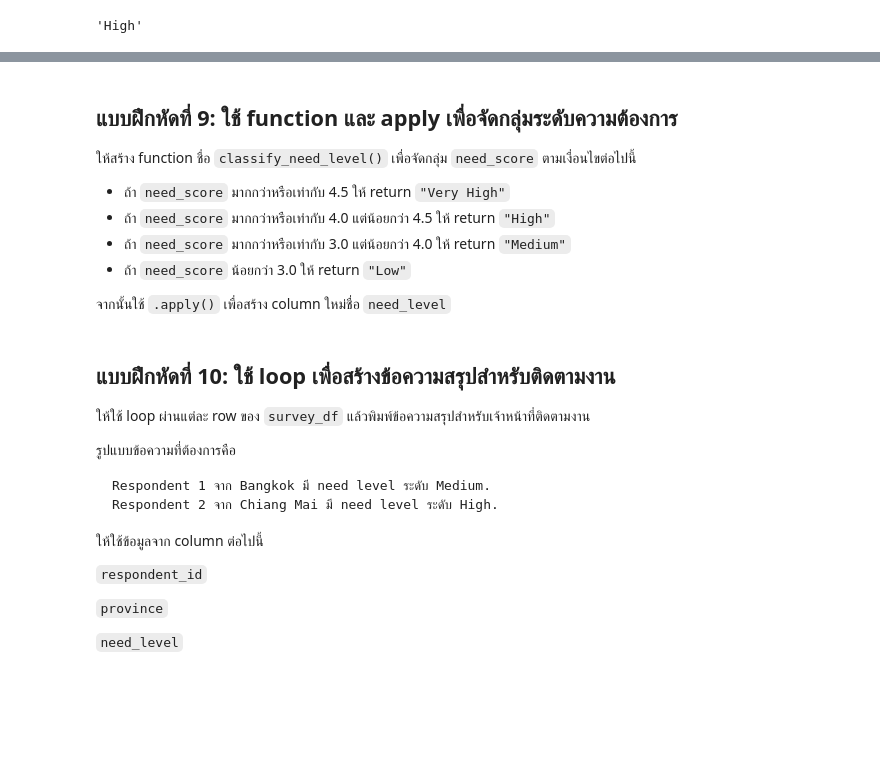
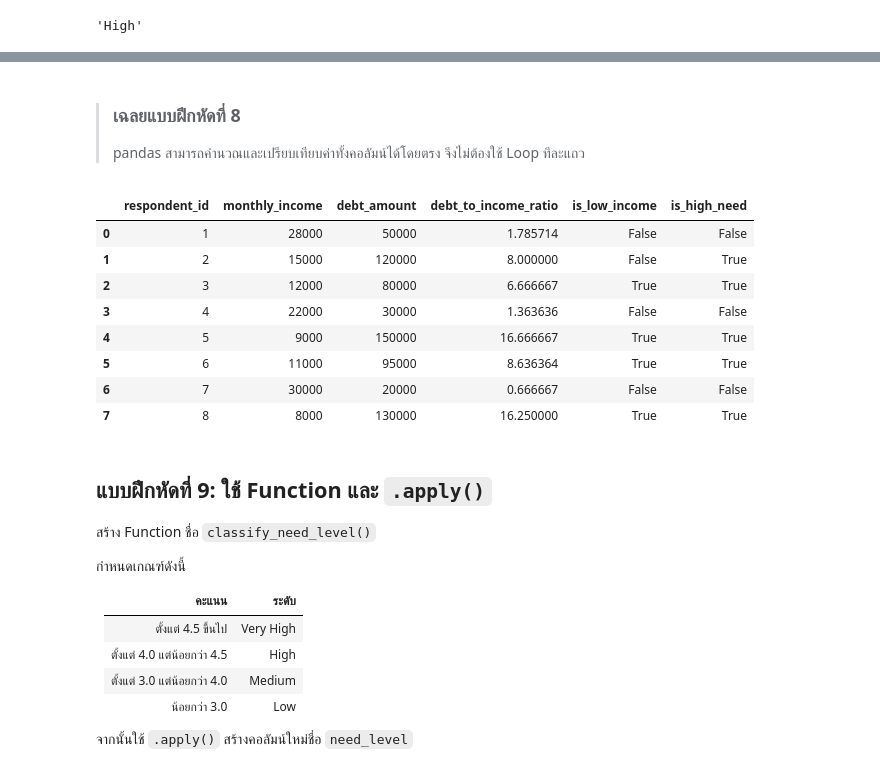
Before and after one commit to vivatbdi/MSDHS_OJT, a Jupyter notebook: py-jupyter_docker/course/day3/07_pandas_series&dataframe.ipynb, the cells around one changed output, grey strips where cells are left out. Saved outputs shown, nothing was run; the diff lists cells and outputs as text; code cells hidden in the pictures; blank space fills up the shorter version.

````diff
--- a/py-jupyter_docker/course/day3/07_pandas_series&dataframe.ipynb
+++ b/py-jupyter_docker/course/day3/07_pandas_series&dataframe.ipynb
@@ -876,32 +1694,58 @@ debt_amount / monthly_income
 # %%
 # เขียนคำตอบของคุณใน Cell นี้
+# %% [markdown]
+> ### เฉลยแบบฝึกหัดที่ 8
+>
+> pandas สามารถคำนวณและเปรียบเทียบค่าทั้งคอลัมน์ได้โดยตรง จึงไม่ต้องใช้ Loop ทีละแถว
+# %%
+survey_df["debt_to_income_ratio"] = (
+    survey_df["debt_amount"]
+    / survey_df["monthly_income"]
+)
+
+survey_df["is_low_income"] = (
+    survey_df["monthly_income"] < 15000
+)
+
+survey_df["is_high_need"] = (
+    survey_df["need_score"] >= 4.0
+)
+
+survey_df.loc[
+    :,
+    [
+        "respondent_id",
+        "monthly_income",
+        "debt_amount",
+        "debt_to_income_ratio",
+        "is_low_income",
+        "is_high_need",
+    ],
+]
+# %% [output]
+|  | respondent_id | monthly_income | debt_amount | debt_to_income_ratio | is_low_income | is_high_need |
+| 0 | 1 | 28000 | 50000 | 1.785714 | False | False |
+| 1 | 2 | 15000 | 120000 | 8.000000 | False | True |
+| 2 | 3 | 12000 | 80000 | 6.666667 | True | True |
+| 3 | 4 | 22000 | 30000 | 1.363636 | False | False |
+| 4 | 5 | 9000 | 150000 | 16.666667 | True | True |
+| 5 | 6 | 11000 | 95000 | 8.636364 | True | True |
+| 6 | 7 | 30000 | 20000 | 0.666667 | False | False |
+| 7 | 8 | 8000 | 130000 | 16.250000 | True | True |
 # %% [markdown]
-## แบบฝึกหัดที่ 9: ใช้ function และ apply เพื่อจัดกลุ่มระดับความต้องการ
-ให้สร้าง function ชื่อ `classify_need_level()` เพื่อจัดกลุ่ม `need_score` ตามเงื่อนไขต่อไปนี้
-- ถ้า `need_score` มากกว่าหรือเท่ากับ 4.5 ให้ return `"Very High"`
-- ถ้า `need_score` มากกว่าหรือเท่ากับ 4.0 แต่น้อยกว่า 4.5 ให้ return `"High"`
-- ถ้า `need_score` มากกว่าหรือเท่ากับ 3.0 แต่น้อยกว่า 4.0 ให้ return `"Medium"`
-- ถ้า `need_score` น้อยกว่า 3.0 ให้ return `"Low"`
+## แบบฝึกหัดที่ 9: ใช้ Function และ `.apply()`
 
-จากนั้นใช้ `.apply()` เพื่อสร้าง column ใหม่ชื่อ `need_level`
+สร้าง Function ชื่อ `classify_need_level()`
+
+กำหนดเกณฑ์ดังนี้
+
+| คะแนน | ระดับ |
+|---:|---|
+| ตั้งแต่ 4.5 ขึ้นไป | Very High |
+| ตั้งแต่ 4.0 แต่น้อยกว่า 4.5 | High |
+| ตั้งแต่ 3.0 แต่น้อยกว่า 4.0 | Medium |
+| น้อยกว่า 3.0 | Low |
+
+จากนั้นใช้ `.apply()` สร้างคอลัมน์ใหม่ชื่อ `need_level`
 # %%
 # เขียนคำตอบของคุณใน Cell นี้
-# %% [markdown]
-## แบบฝึกหัดที่ 10: ใช้ loop เพื่อสร้างข้อความสรุปสำหรับติดตามงาน
-
-ให้ใช้ loop ผ่านแต่ละ row ของ `survey_df` แล้วพิมพ์ข้อความสรุปสำหรับเจ้าหน้าที่ติดตามงาน
-
-รูปแบบข้อความที่ต้องการคือ
-
-```text
-Respondent 1 จาก Bangkok มี need level ระดับ Medium.
-Respondent 2 จาก Chiang Mai มี need level ระดับ High.
-```
-
-ให้ใช้ข้อมูลจาก column ต่อไปนี้
-
-`respondent_id`
-
-`province`
-
-`need_level`
````
Also changed, not shown: parts of 278 cells of this notebook.
